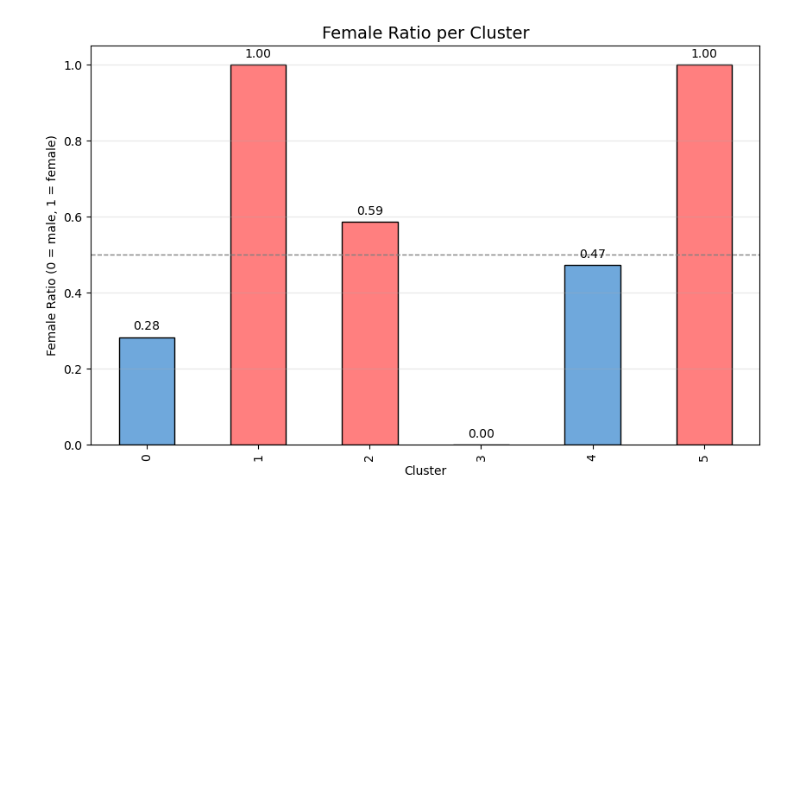
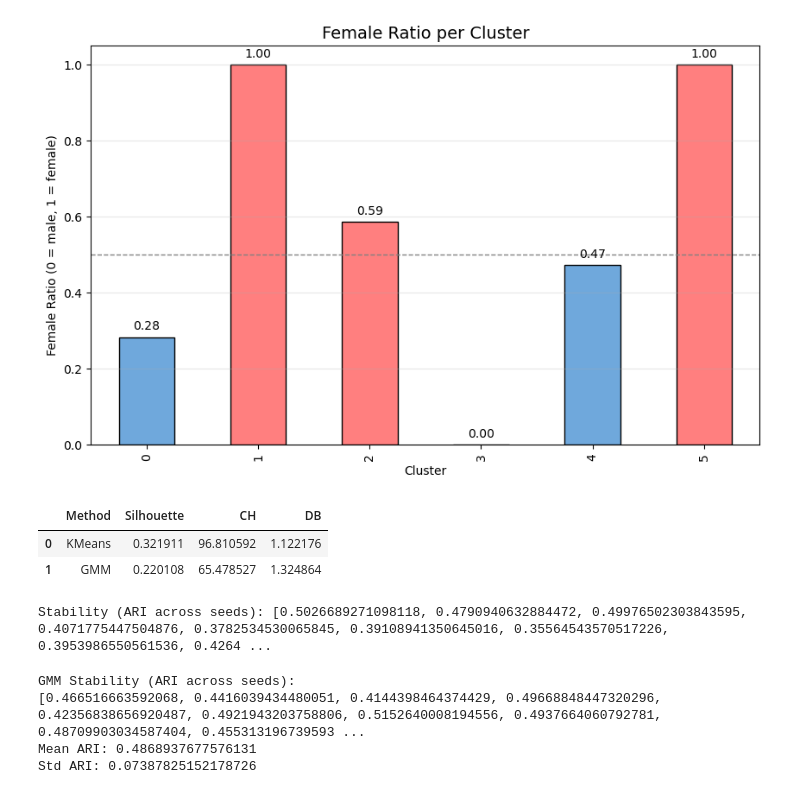
Before and after one commit to Pseudonymous-gdy/Data-Mining-Project, a Jupyter notebook: notebook.ipynb, the cells around one changed output. Cells and saved outputs as stored; diff of their text form; code cells hidden in the pictures; blank space fills up the shorter version.

```diff
--- a/notebook.ipynb
+++ b/notebook.ipynb
@@ -747,3 +747,68 @@ for i, v in enumerate(gender_stats):
 plt.show()
 # %% [output]
 [figure]
+# %%
+from sklearn.metrics import silhouette_score, calinski_harabasz_score, davies_bouldin_score
+
+def evaluate_clustering(X, labels, name="model"):
+    sil = silhouette_score(X, labels)
+    ch = calinski_harabasz_score(X, labels)
+    db = davies_bouldin_score(X, labels)
+    return [name, sil, ch, db]
+
+results = []
+
+# KMeans
+results.append(evaluate_clustering(X_scaled, cluster_labels, "KMeans"))
+
+# GMM
+results.append(evaluate_clustering(X_scaled, gmm_labels, "GMM"))
+
+
+pd.DataFrame(results, columns=["Method", "Silhouette", "CH", "DB"])
+# %% [output]
+|  | Method | Silhouette | CH | DB |
+| 0 | KMeans | 0.321911 | 96.810592 | 1.122176 |
+| 1 | GMM | 0.220108 | 65.478527 | 1.324864 |
+# %%
+from sklearn.metrics import adjusted_rand_score
+
+stabilities = []
+for seed in range(10):
+    km = KMeans(n_clusters=6, random_state=seed).fit(X_scaled)
+    labels_new = km.labels_
+    score = adjusted_rand_score(cluster_labels, labels_new)
+    stabilities.append(score)
+
+print("Stability (ARI across seeds):", stabilities)
+# %% [output]
+Stability (ARI across seeds): [0.5026689271098118, 0.4790940632884472, 0.49976502303843595, 0.4071775447504876, 0.3782534530065845, 0.39108941350645016, 0.35564543570517226, 0.3953986550561536, 0.4264 ...
+# %%
+from sklearn.mixture import GaussianMixture
+from sklearn.metrics import adjusted_rand_score
+import numpy as np
+
+stabilities = []
+n_runs = 20
+
+for seed in range(n_runs):
+    gmm_temp = GaussianMixture(
+        n_components=6,
+        covariance_type='full',
+        random_state=seed
+    ).fit(X_scaled)
+
+    labels_temp = gmm_temp.predict(X_scaled)
+
+    ari = adjusted_rand_score(gmm_labels, labels_temp)
+    stabilities.append(ari)
+
+print("GMM Stability (ARI across seeds):")
+print(stabilities)
+print("Mean ARI:", np.mean(stabilities))
+print("Std ARI:", np.std(stabilities))
+# %% [output]
+GMM Stability (ARI across seeds):
+[0.466516663592068, 0.4416039434480051, 0.4144398464374429, 0.49668848447320296, 0.42356838656920487, 0.4921943203758806, 0.5152640008194556, 0.4937664060792781, 0.48709903034587404, 0.455313196739593 ...
+Mean ARI: 0.4868937677576131
+Std ARI: 0.07387825152178726
```
